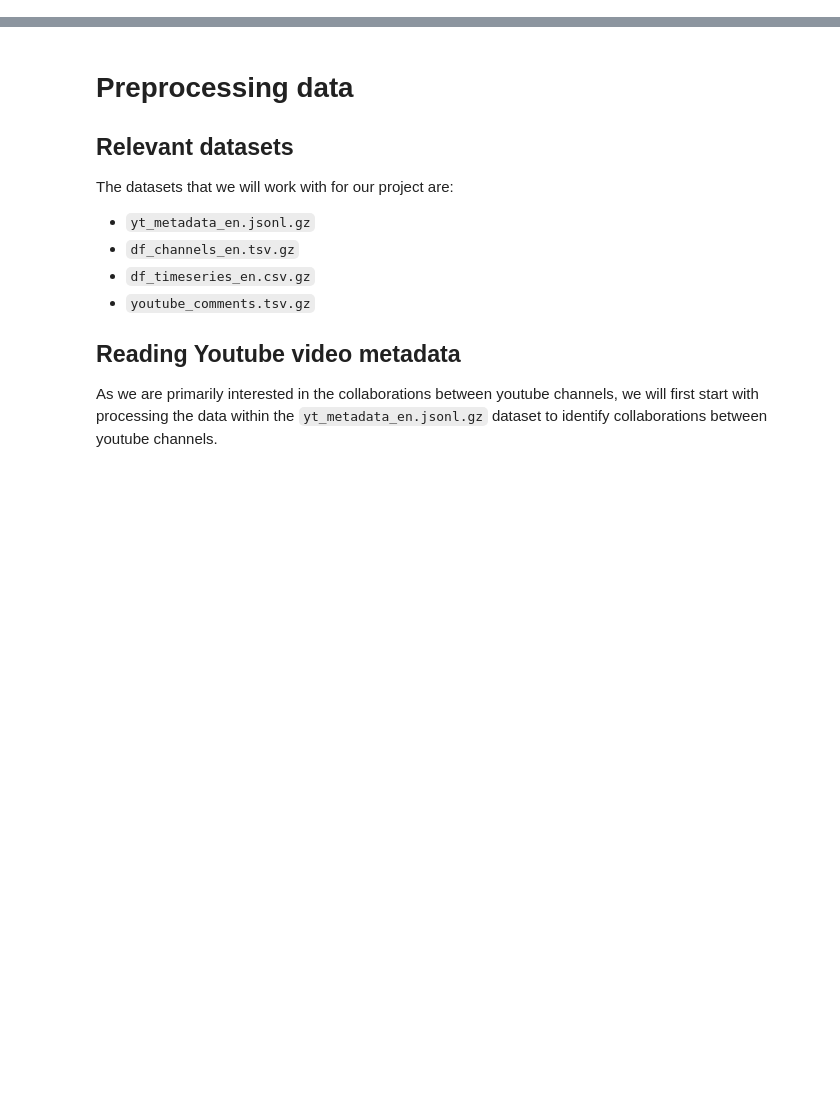
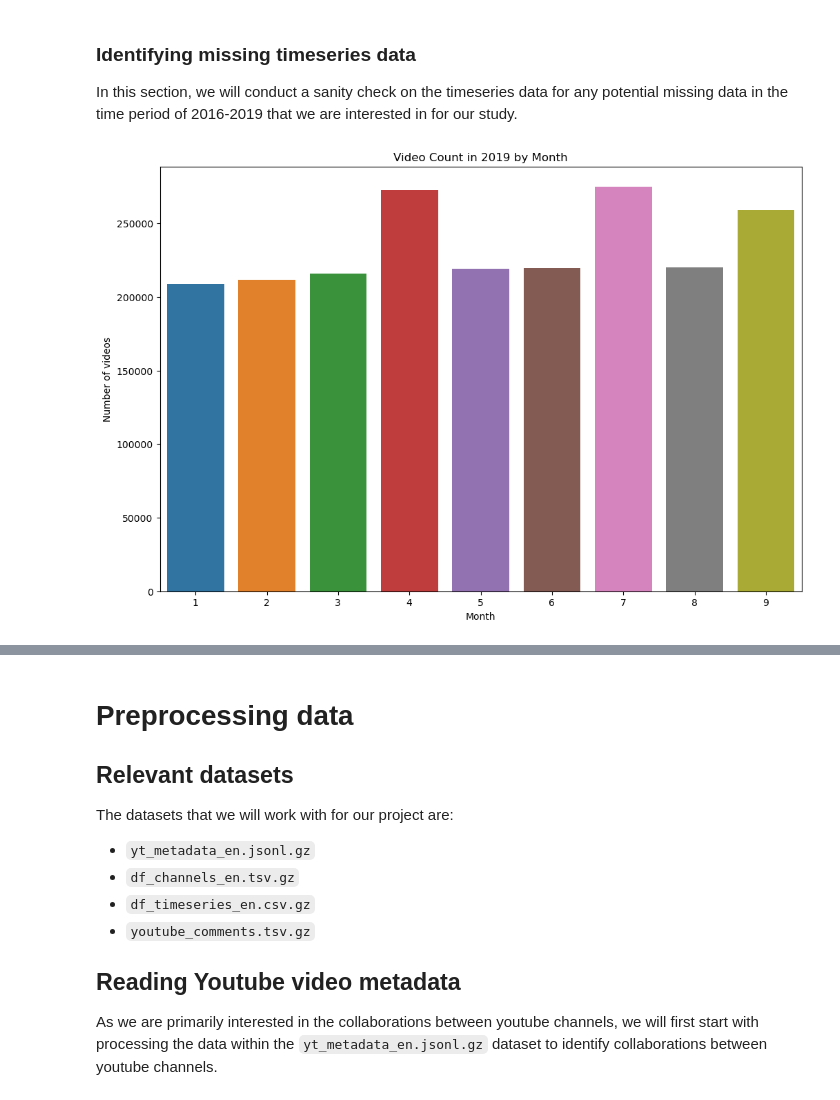
Before and after one commit to epfl-ada/ada-2023-project-adacadabra, a Jupyter notebook: Milestone 2.ipynb, the cells around one changed output, grey strips where cells are left out. Cells and saved outputs as stored; diff of their text form; code cells hidden in the pictures; blank space fills up the shorter version.

```diff
--- a/Milestone 2.ipynb
+++ b/Milestone 2.ipynb
@@ -11,0 +153,26 @@ import scipy.stats as stats
+# %% [markdown]
+### Identifying missing timeseries data
+
+In this section, we will conduct a sanity check on the timeseries data for any potential missing data in the time period of 2016-2019 that we are interested in for our study.
+# %%
+# Plotting the number of videos created in 2019 by month to identify missing data
+
+videos_2019 = video_cat_timeseries.loc[(video_cat_timeseries['datetime']>='2019-01-01') & (video_cat_timeseries['datetime']<='2019-12-31')].copy()
+videos_2019['month'] = videos_2019['datetime'].dt.month
+
+# Group by 'month' and then get the size of each grouping
+video_counts_2019 = videos_2019.groupby(['month']).size().reset_index(name='counts')
+
+# Now, plot the results with seaborn
+plt.figure(figsize=(12, 8))
+sns.barplot(x='month', y='counts', data=video_counts_2019)
+
+plt.title('Video Count in 2019 by Month')
+plt.xlabel('Month')
+plt.ylabel('Number of videos')
+plt.show()
+
+# find the channel with the last join date in the channels dataset
+display("Last video posted on the date: " + str(videos_2019['datetime'].max()))
+# %% [output]
+[figure, added]
```
Also changed, not shown: parts of 13 cells of this notebook.
